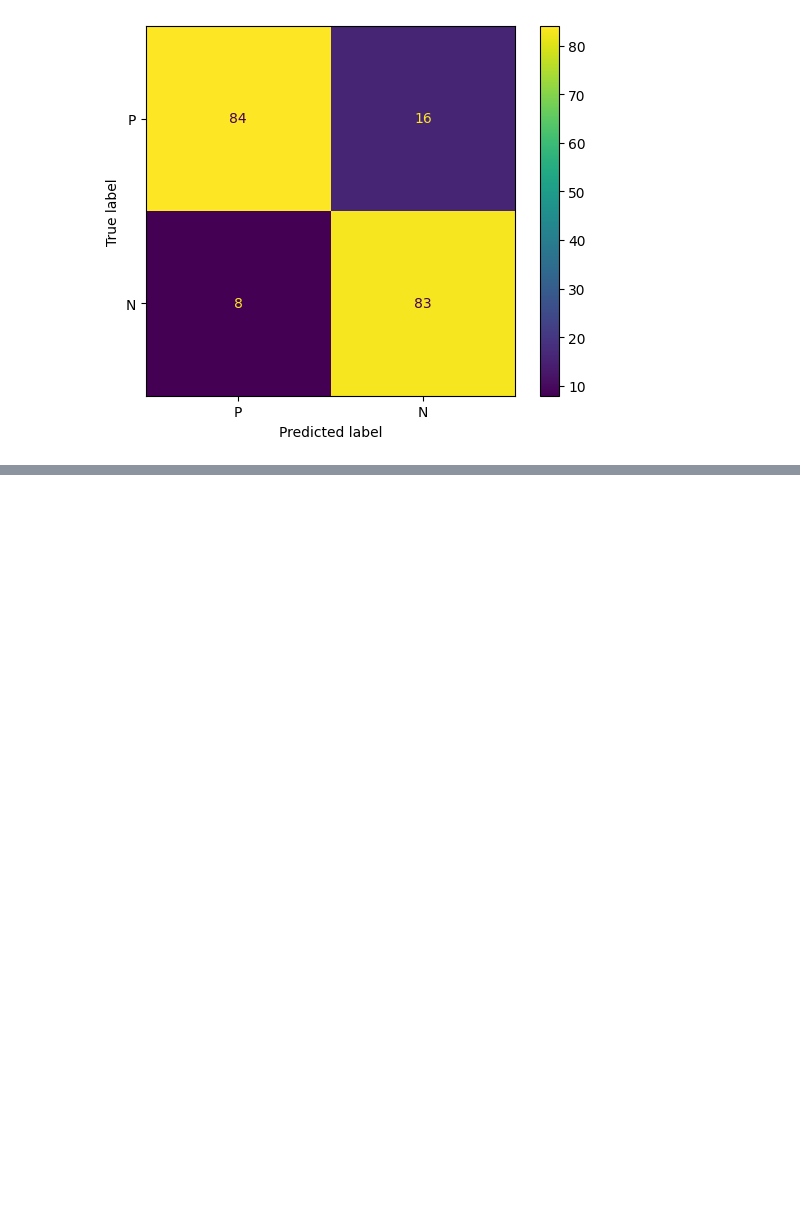
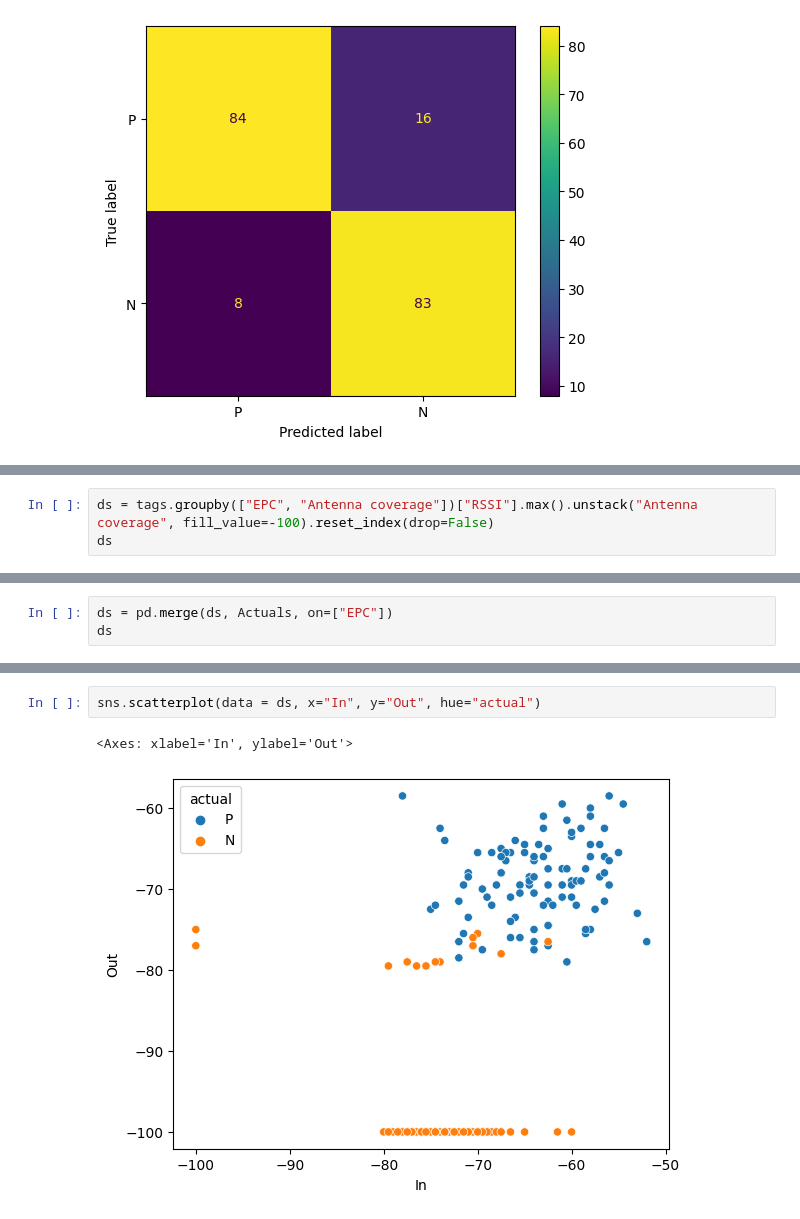
Before and after one commit to gael-mehdi/RFID-analyse-experience-1, a Jupyter notebook: analyse.ipynb, the cells around one changed output, grey strips where cells are left out. Cells and saved outputs as stored; diff of their text form; blank space fills up the shorter version.

```diff
--- a/analyse.ipynb
+++ b/analyse.ipynb
@@ -501,0 +563,3 @@ Classifica.from_predictions(ds["actual"], ds["pred"], labels=ds["actual"].unique
+# %%
+ds = tags.groupby(["EPC", "Antenna coverage"])["RSSI"].max().unstack("Antenna coverage", fill_value=-100).reset_index(drop=False)
+ds
@@ -501,0 +580,3 @@ Classifica.from_predictions(ds["actual"], ds["pred"], labels=ds["actual"].unique
+# %%
+ds = pd.merge(ds, Actuals, on=["EPC"])
+ds
@@ -501,0 +597,5 @@ Classifica.from_predictions(ds["actual"], ds["pred"], labels=ds["actual"].unique
+# %%
+sns.scatterplot(data = ds, x="In", y="Out", hue="actual")
+# %% [output]
+<Axes: xlabel='In', ylabel='Out'>
+[figure, added]
```
Also changed, not shown: parts of 18 cells of this notebook.
